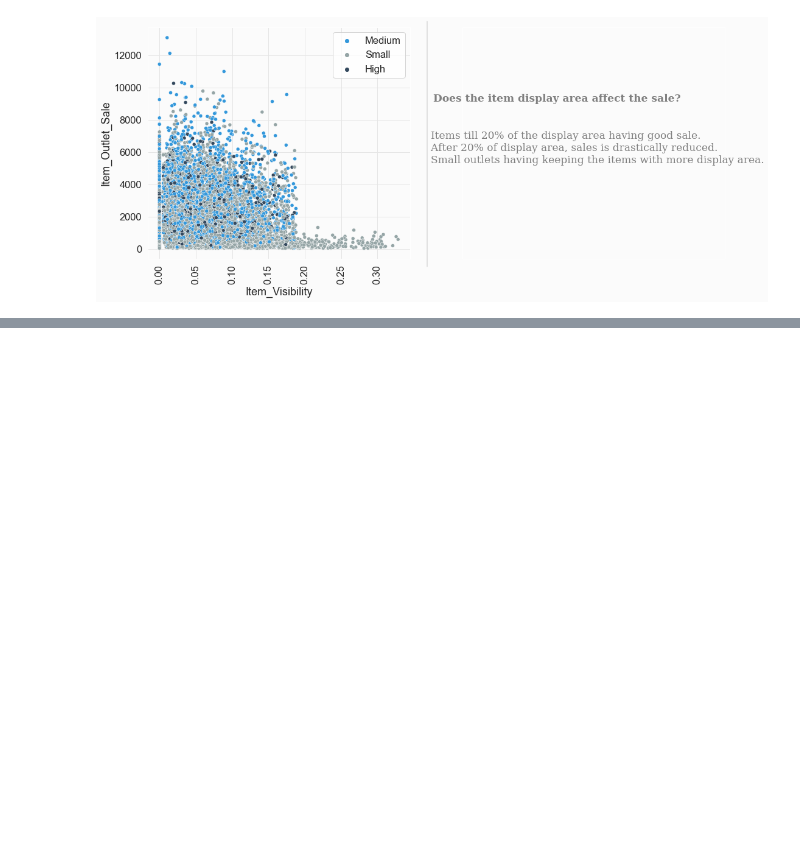
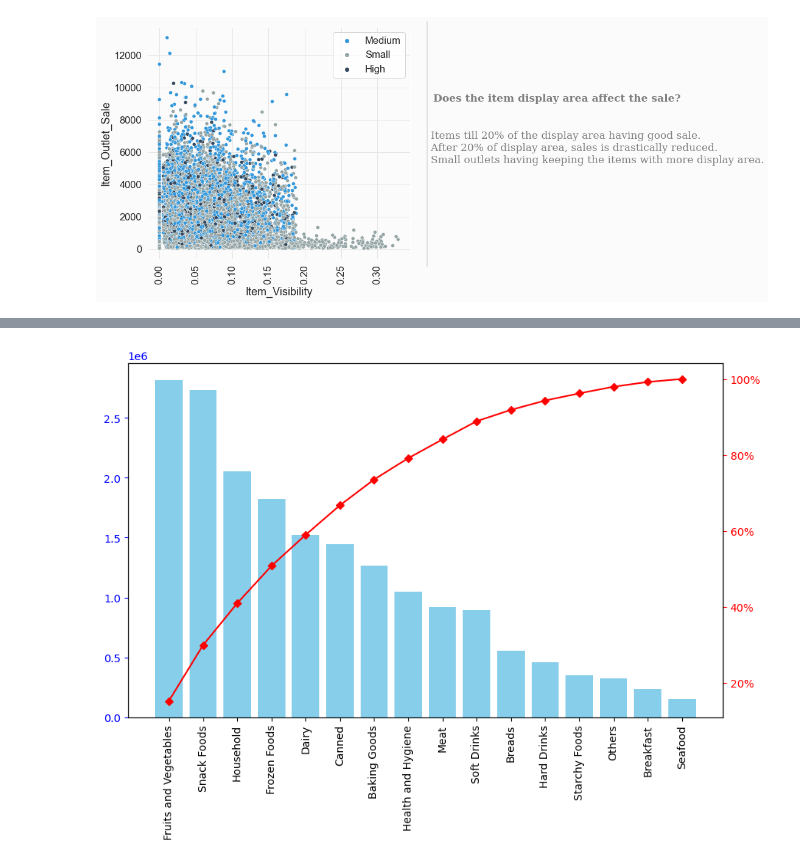
Before and after one commit to ajithcl/BigmartSalesPrediction, a Jupyter notebook: BigmartSalesPrediction.ipynb, the cells around one changed output, grey strips where cells are left out. Cells and saved outputs as stored; diff of their text form; code cells hidden in the pictures; blank space fills up the shorter version.

```diff
--- a/BigmartSalesPrediction.ipynb
+++ b/BigmartSalesPrediction.ipynb
@@ -762,0 +795,28 @@ df_train.loc[:,["Item_Visibility","Outlet_Size","Item_Outlet_Sale"]]
+# %%
+df=df_train.loc[:,["Item_Type","Item_Outlet_Sale"]]
+
+#df_sale=df.groupby("Item_Type",as_index=False).agg({'Item_Outlet_Sale':sum})
+df_sale=df.groupby("Item_Type").agg({'Item_Outlet_Sale':sum})
+
+df_sale.sort_values("Item_Outlet_Sale",inplace=True,ascending=False)
+#display(df_sale)
+
+#Cumilative percent.
+cum_percent=df_sale.Item_Outlet_Sale.cumsum()/df_sale.Item_Outlet_Sale.sum()*100
+#display(cum_percent)
+# %%
+sns.reset_defaults()
+
+fig,ax=plt.subplots(figsize=(10,6))
+ax.bar(df_sale.index,df_sale.Item_Outlet_Sale,color='skyblue');
+plt.xticks(rotation=90)
+
+ax2=ax.twinx()
+ax2.plot(cum_percent.index,cum_percent.values,color='red',marker='D',ms=5)
+ax2.yaxis.set_major_formatter(PercentFormatter())
+
+ax.tick_params(axis='y', colors='blue')
+ax2.tick_params(axis='y',colors='red')
+plt.show()
+# %% [output]
+[figure, added]
```
Also changed, not shown: parts of 8 cells of this notebook.
